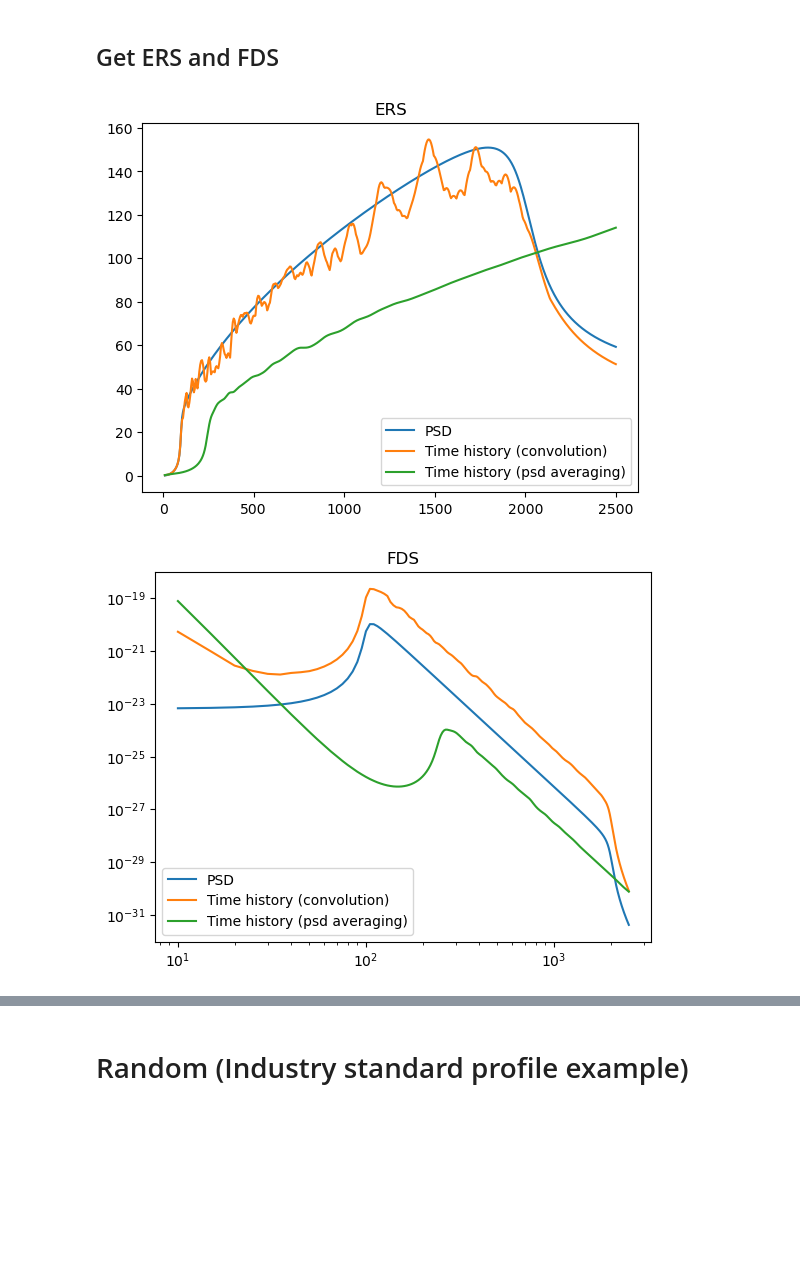
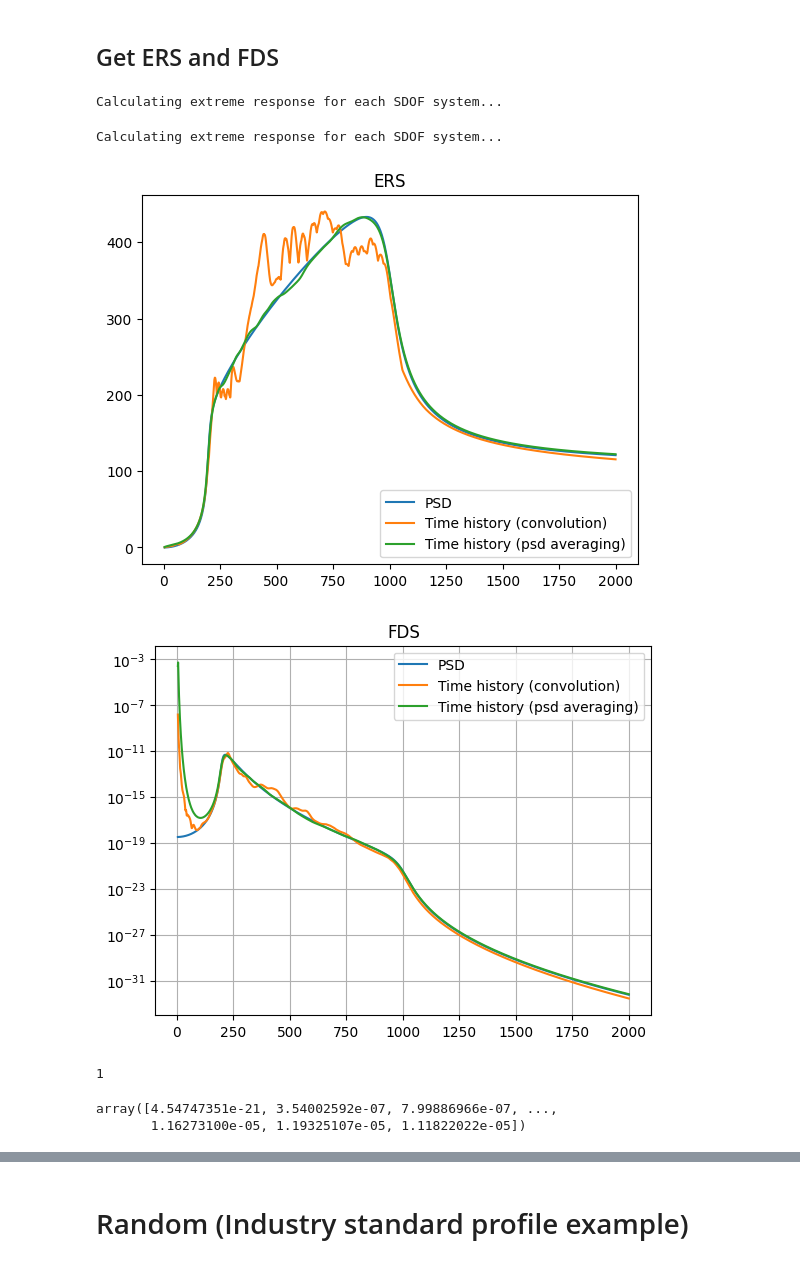
Before and after one commit to jasasonc/FatigueDS, a Jupyter notebook: Showcase Random.ipynb, the cells around one changed output, grey strips where cells are left out. Cells and saved outputs as stored; diff of their text form; code cells hidden in the pictures; blank space fills up the shorter version.

```diff
--- a/Showcase Random.ipynb
+++ b/Showcase Random.ipynb
@@ -8,17 +8,20 @@ import pyExSi as es
 # %% [markdown]
 ### Import data
 # %%
-fs = 20000 # sampling frequency [Hz]
-N = 2*fs # number of data points of time signal
+fs = 15000 # sampling frequency [Hz]
 
+
+time= 1
+
+N = int(time*fs) # number of data points of time signal
 t = np.arange(0,N)/fs # time vector
 
 # define frequency vector and one-sided flat-shaped PSD
-M = N//2 + 1 # number of data points of frequency vector
-freq_flat = np.arange(0, M, 1) * fs / N # frequency vector
-freq_lower = 100 # PSD lower frequency limit  [Hz]
-freq_upper = 2000 # PSD upper frequency limit [Hz]
-PSD_flat = es.get_psd(freq_flat, freq_lower, freq_upper) # one-sided flat-shaped PSD
+freq_flat = np.arange(0, fs/2, 1/time) # frequency vector
+freq_lower = 200 # PSD lower frequency limit  [Hz]
+freq_upper = 1000 # PSD upper frequency limit [Hz]
+PSD_flat = es.get_psd(freq_flat, freq_lower, freq_upper,variance=800) # one-sided flat-shaped PSD
+
 
 #get gaussian stationary signal
 gausian_signal = es.random_gaussian(N, PSD_flat, fs)
@@ -43,39 +46,53 @@ plt.show()
 # %% [markdown]
 ## Instantiate Class
 # %%
-sd_flat_psd = pyFDS.SpecificationDevelopment(freq_data=(10,2500,5))
-sd_flat_time = pyFDS.SpecificationDevelopment(freq_data=(10,2500,5))
-sd_flat_time_2 = pyFDS.SpecificationDevelopment(freq_data=(10,2500,5))
+sd_flat_psd = pyFDS.SpecificationDevelopment(freq_data=(5,2000,1),damp=0.05)
+sd_flat_time = pyFDS.SpecificationDevelopment(freq_data=(5,2000,1),damp=0.05)
+sd_flat_time_2 = pyFDS.SpecificationDevelopment(freq_data=(5,2000,1),damp=0.05)
 # %% [markdown]
 ## Set Load
 # %%
-#sd_flat_psd.set_random_load((PSD_flat,freq_flat), unit='g',T=2) #input is tuple (psd array, freq array)
-#sd_flat_time.set_random_load((gausian_signal,1/fs), unit='g'method='convolution') #input is tuple (psd array, freq array)
-sd_flat_time_2.set_random_load((gausian_signal,1/fs), unit='g',method='psd_averaging',bins=10) #input is tuple (psd array, freq array)
+sd_flat_psd.set_random_load((PSD_flat,freq_flat), unit='ms2',T=1) #input is tuple (psd array, freq array)
+sd_flat_time.set_random_load((gausian_signal,1/fs), unit='ms2',method='convolution') #input is tuple (psd array, freq array)
+sd_flat_time_2.set_random_load((gausian_signal,1/fs), unit='ms2',method='psd_averaging',bins=10, T=1) #input is tuple (psd array, freq array)
 # %% [markdown]
 ## Get ERS and FDS
 # %%
-# sd_flat_psd.get_ers()
-# sd_flat_time.get_ers()
+sd_flat_psd.get_ers()
+sd_flat_time.get_ers()
 sd_flat_time_2.get_ers()
+# %% [output]
+Calculating extreme response for each SDOF system...
 # %%
-# sd_flat_psd.get_fds(b=5,C=1,K=1)
-# sd_flat_time.get_fds(b=5,C=1,K=1)
-sd_flat_time_2.get_fds(b=5,C=1,K=1)
+b=10
+C=1e80
+K=6.3*1e10
+
+sd_flat_psd.get_fds(b=b,C=C,K=K)
+sd_flat_time.get_fds(b=b,C=C,K=K)
+sd_flat_time_2.get_fds(b=b,C=C,K=K)
+# %% [output]
+Calculating extreme response for each SDOF system...
 # %%
 plt.plot(sd_flat_psd.f0_range,sd_flat_psd.ers,label='PSD')
 plt.plot(sd_flat_time.f0_range,sd_flat_time.ers,label='Time history (convolution)')
 plt.plot(sd_flat_time_2.f0_range,sd_flat_time_2.ers,label='Time history (psd averaging)')
 plt.title('ERS')
 plt.legend()
 plt.show()
 
-plt.loglog(sd_flat_psd.f0_range,sd_flat_psd.fds,label='PSD')
-plt.loglog(sd_flat_time.f0_range,sd_flat_time.fds,label='Time history (convolution)')
-plt.loglog(sd_flat_time_2.f0_range,sd_flat_time_2.fds,label='Time history (psd averaging)')
+plt.semilogy(sd_flat_psd.f0_range,sd_flat_psd.fds,label='PSD')
+plt.semilogy(sd_flat_time.f0_range,sd_flat_time.fds,label='Time history (convolution)')
+plt.semilogy(sd_flat_time_2.f0_range,sd_flat_time_2.fds,label='Time history (psd averaging)')
 plt.title('FDS')
 plt.legend()
+#plt.xlim(150,250)
+plt.grid()
 plt.show()
 # %% [output]
-[figure, old version]
+[figure, new version]
-[figure, old version]
+[figure, new version]
+# %%
+sd_flat_time.T
+# %% [output]
+1
@@ -81,0 +112,5 @@ plt.show()
+# %%
+z
+# %% [output]
+array([4.54747351e-21, 3.54002592e-07, 7.99886966e-07, ...,
+       1.16273100e-05, 1.19325107e-05, 1.11822022e-05])
```
Also changed, not shown: parts of 48 cells of this notebook, 3 other files.
